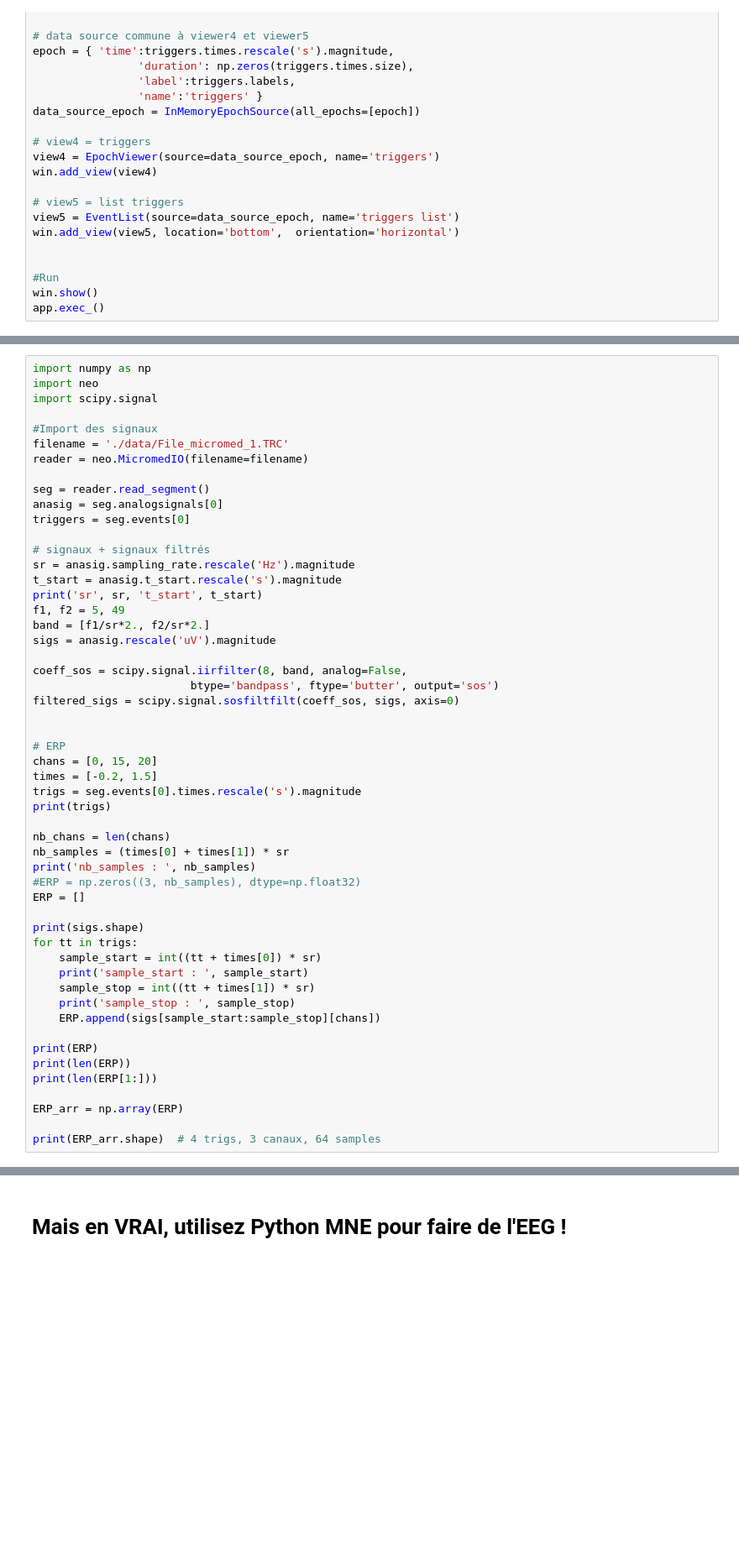
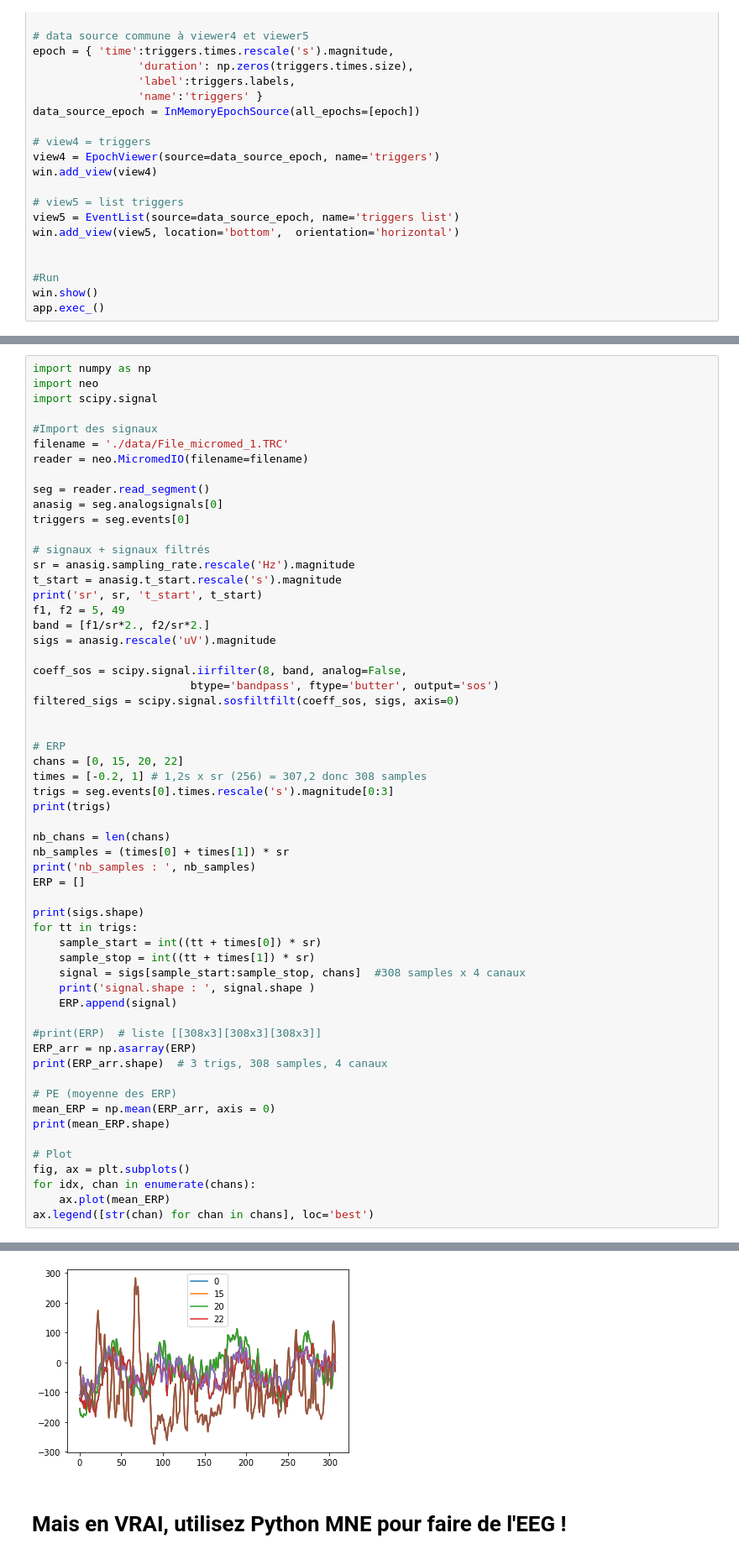
Before and after one commit to crnl-lab/formation_python_crnl_2022, a Jupyter notebook: notebooks/exercice_eeg.ipynb, the cells around one changed output, grey strips where cells are left out. Shown: that part at 84% size. Cells and saved outputs as stored; diff of their text form; blank space fills up the shorter version.

```diff
--- a/notebooks/exercice_eeg.ipynb
+++ b/notebooks/exercice_eeg.ipynb
@@ -278,31 +283,36 @@ filtered_sigs = scipy.signal.sosfiltfilt(coeff_sos, sigs, axis=0)
 
 
 # ERP
-chans = [0, 15, 20]
-times = [-0.2, 1.5]
-trigs = seg.events[0].times.rescale('s').magnitude
+chans = [0, 15, 20, 22]
+times = [-0.2, 1] # 1,2s x sr (256) = 307,2 donc 308 samples
+trigs = seg.events[0].times.rescale('s').magnitude[0:3]
 print(trigs)
 
 nb_chans = len(chans)
 nb_samples = (times[0] + times[1]) * sr
 print('nb_samples : ', nb_samples)
-#ERP = np.zeros((3, nb_samples), dtype=np.float32)
 ERP = []
 
 print(sigs.shape)
 for tt in trigs:
     sample_start = int((tt + times[0]) * sr)
-    print('sample_start : ', sample_start)
     sample_stop = int((tt + times[1]) * sr)
-    print('sample_stop : ', sample_stop)
-    ERP.append(sigs[sample_start:sample_stop][chans])
+    signal = sigs[sample_start:sample_stop, chans]  #308 samples x 4 canaux
+    print('signal.shape : ', signal.shape )
+    ERP.append(signal)
 
-print(ERP)
-print(len(ERP))
-print(len(ERP[1:]))
+#print(ERP)  # liste [[308x3][308x3][308x3]]
+ERP_arr = np.asarray(ERP)
+print(ERP_arr.shape)  # 3 trigs, 308 samples, 4 canaux
 
-ERP_arr = np.array(ERP)
+# PE (moyenne des ERP)
+mean_ERP = np.mean(ERP_arr, axis = 0)
+print(mean_ERP.shape)
 
-print(ERP_arr.shape)  # 4 trigs, 3 canaux, 64 samples
+# Plot
+fig, ax = plt.subplots()
+for idx, chan in enumerate(chans):
+    ax.plot(mean_ERP)
+ax.legend([str(chan) for chan in chans], loc='best')
 # %% [output]
 sr 256.0 t_start 0.0
@@ -325,3 +328,4 @@ sample_stop :  1363
+[figure, added]
 # %% [markdown]
 # Mais en VRAI, utilisez Python MNE pour faire de l'EEG !
 # %% [markdown]
```
Also changed, not shown: parts of 3 cells of this notebook.
